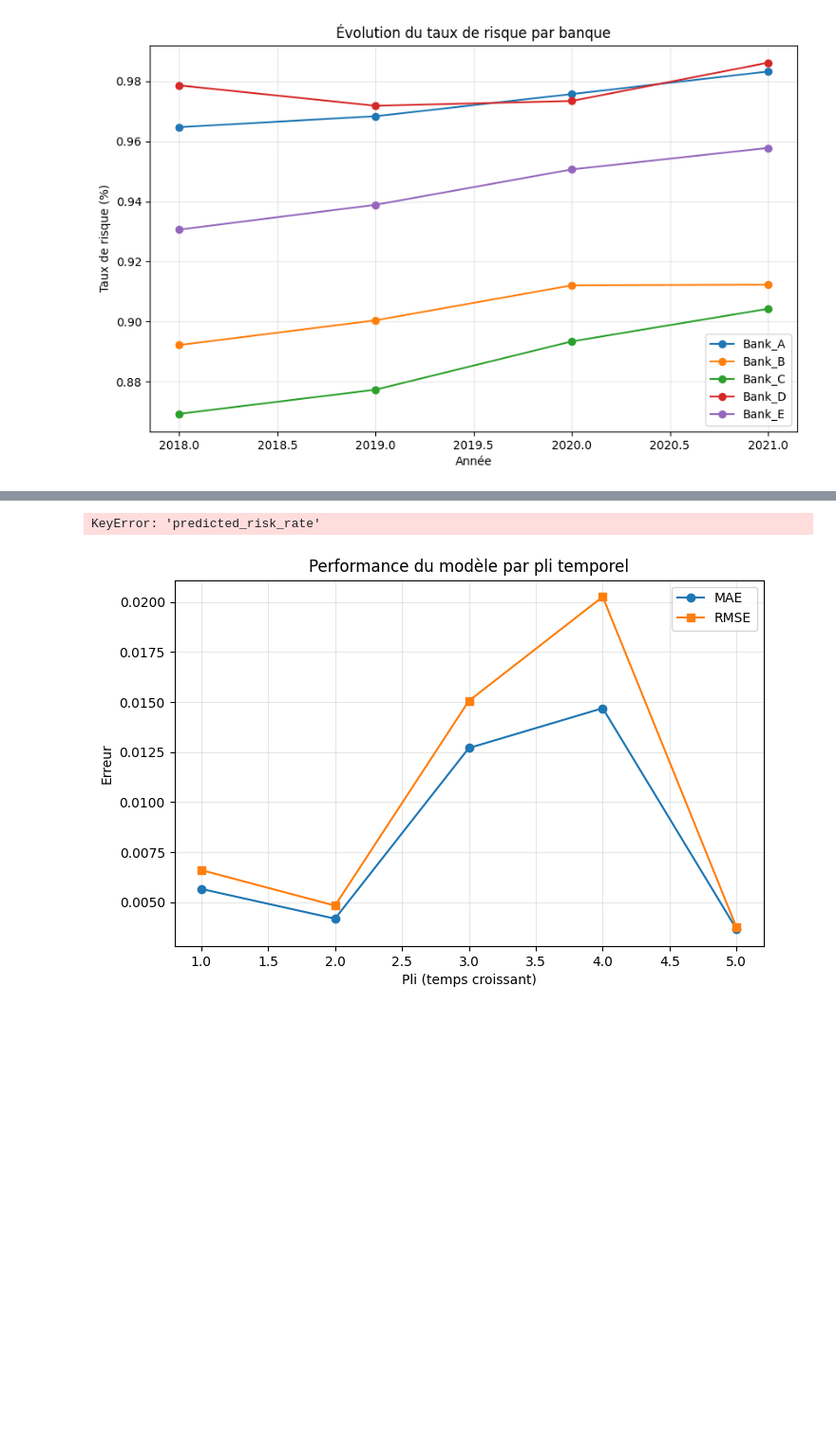
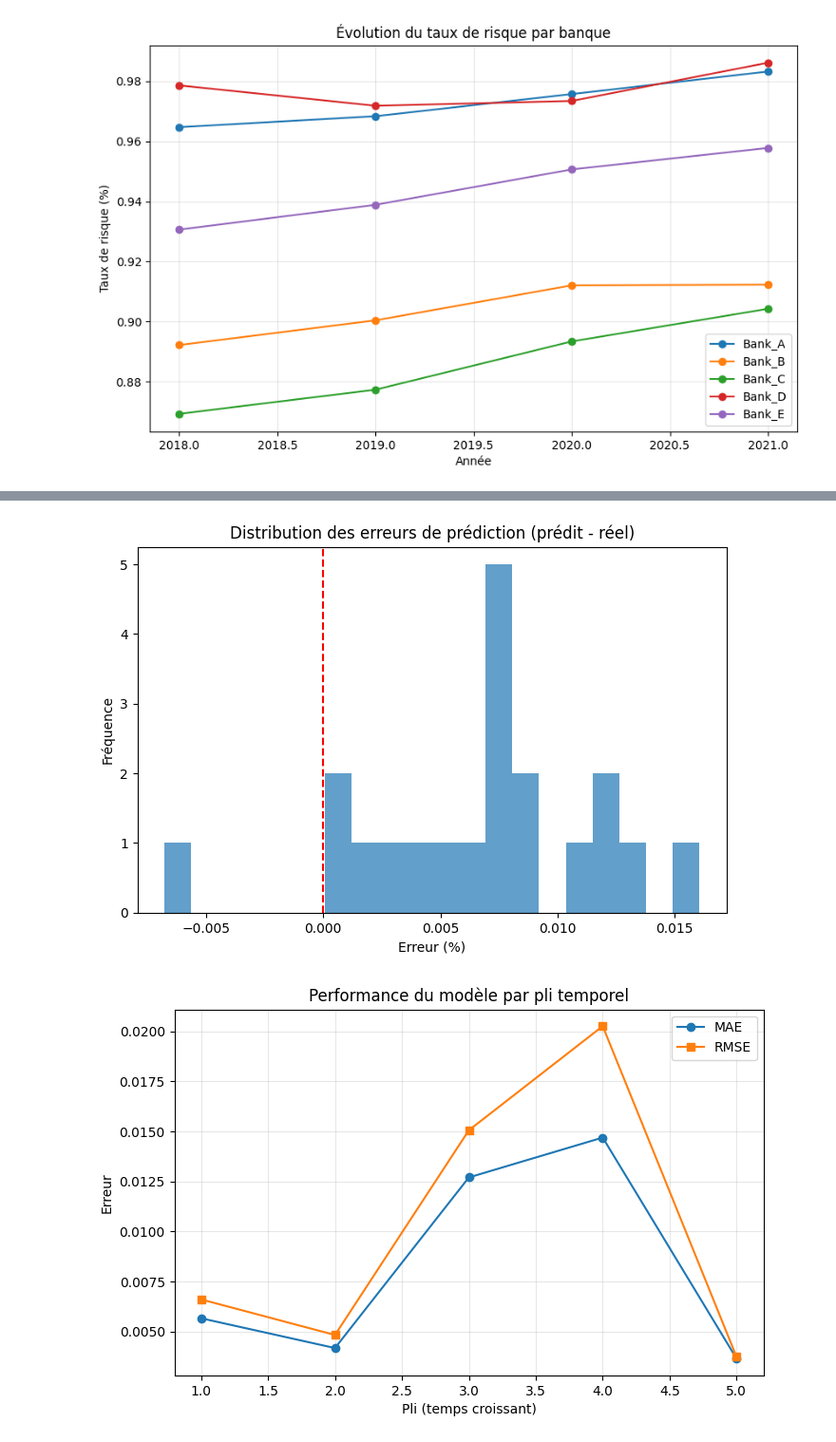
Before and after one commit to lryjules/Risk_Analysis, a Jupyter notebook: notebook.ipynb, the cells around one changed output, grey strips where cells are left out. Shown at 95% size. Cells and saved outputs as stored; diff of their text form; code cells hidden in the pictures; blank space fills up the shorter version.

```diff
--- a/notebook.ipynb
+++ b/notebook.ipynb
@@ -375,15 +407,15 @@ plt.show()
 # %%
-df["error"] = df["predicted_risk_rate"] - df["risk_rate"]
+df["error"] = df["risk_rate_t1"] - df["risk_rate"]
 
 plt.figure(figsize=(8,5))
 plt.hist(df["error"], bins=20, alpha=0.7)
 plt.title("Distribution des erreurs de prédiction (prédit - réel)")
 plt.xlabel("Erreur (%)")
 plt.ylabel("Fréquence")
 plt.axvline(0, color="red", linestyle="--")
 plt.show()
 # %% [output]
-KeyError: 'predicted_risk_rate'
+[figure, added]
 # %%
 plt.figure(figsize=(8,5))
 plt.plot(metrics_df["fold"], metrics_df["MAE"], marker="o", label="MAE")
```
Also changed, not shown: parts of 13 cells of this notebook.
